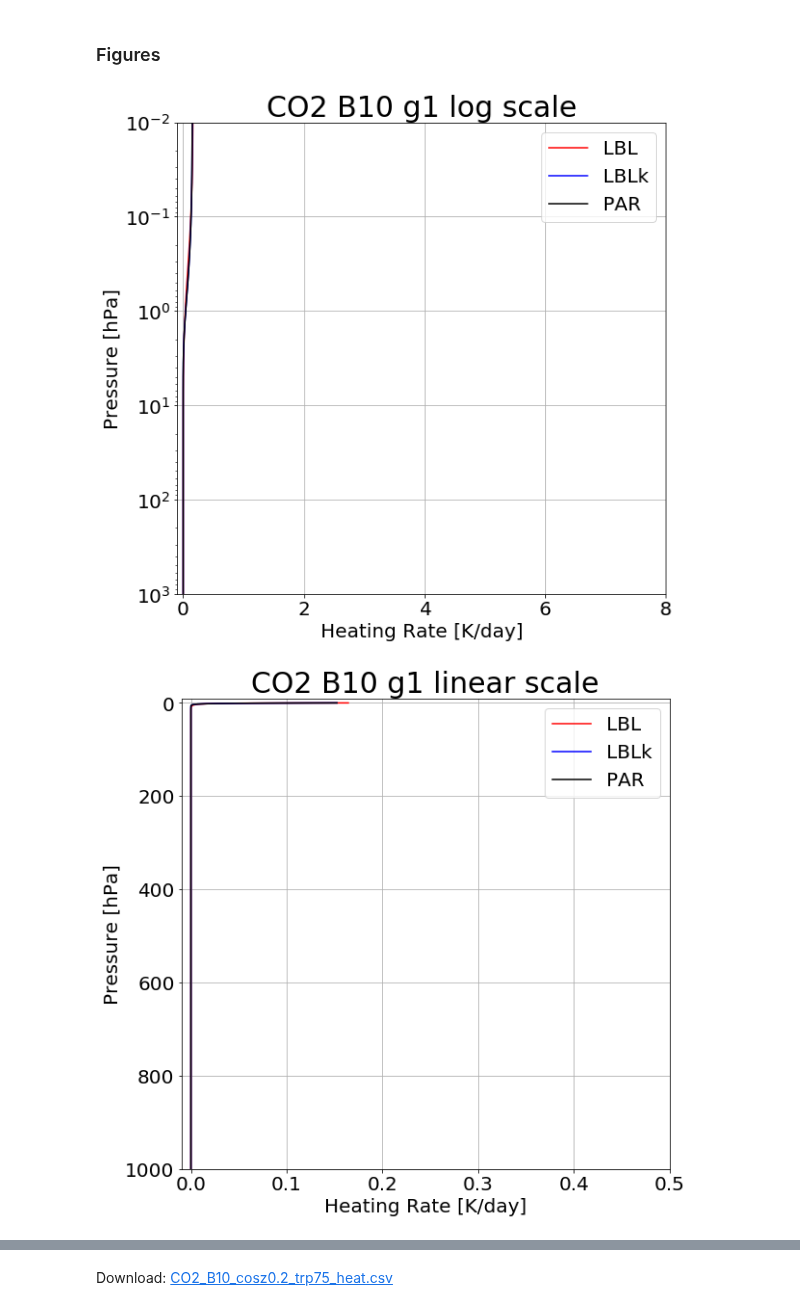
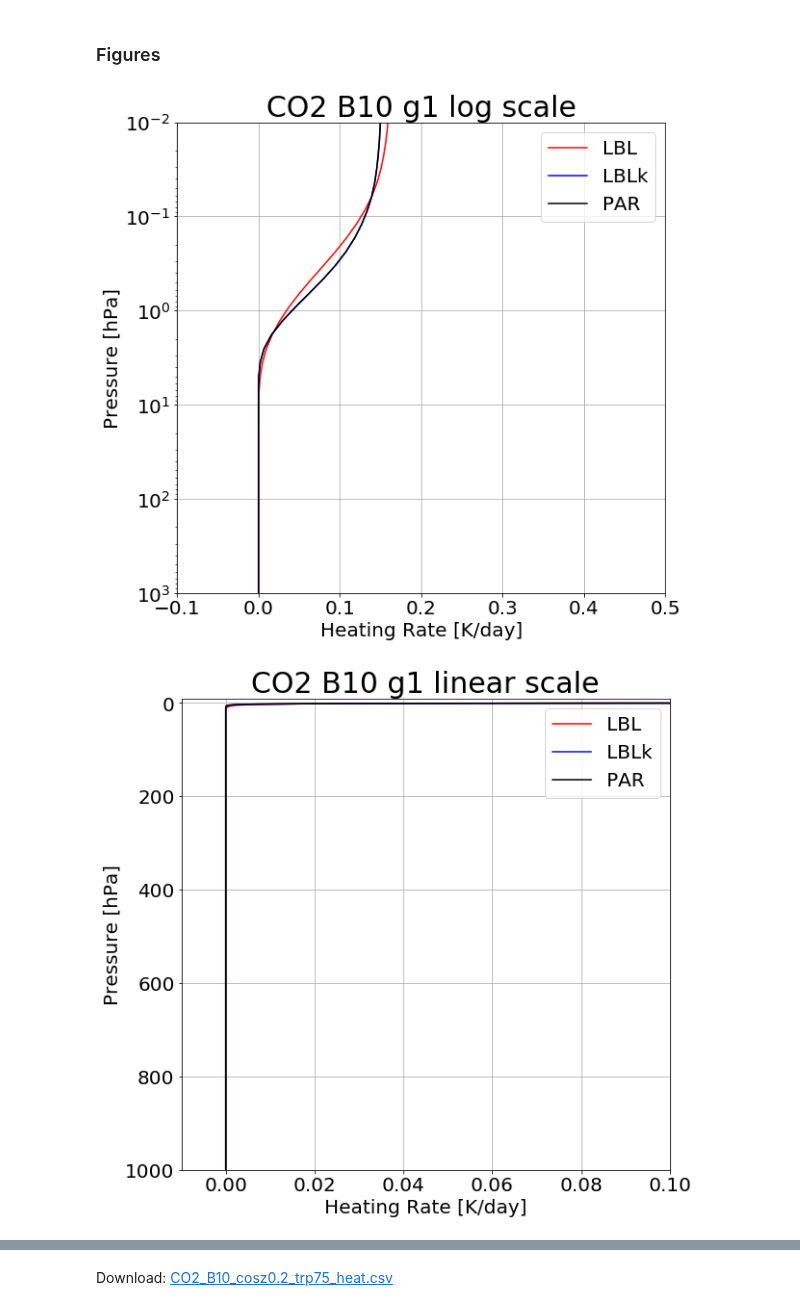
Before and after one commit to kimbuyo/Radiation_SW, a Jupyter notebook: Param/CO2/B10/190213_Result/CO2x1/CO2_B10_cosz0.2_trp75_result.ipynb, the cells around one changed output, grey strips where cells are left out. Saved outputs shown, nothing was run; the diff lists cells and outputs as text; code cells hidden in the pictures.

```diff
--- a/Param/CO2/B10/190213_Result/CO2x1/CO2_B10_cosz0.2_trp75_result.ipynb
+++ b/Param/CO2/B10/190213_Result/CO2x1/CO2_B10_cosz0.2_trp75_result.ipynb
@@ -71,31 +71,31 @@ Download: CO2_B10_cosz0.2_trp75_flux.csv
 # %%
 htr = pd.read_table(path+'new_ng6_all.htr',header=None,sep="\s+",keep_default_na=False,
                     names=['hPa','LBL_g1','LBLk_g1','PAR_g1','LBL_g2','LBLk_g2','PAR_g2','LBL_g3','LBLk_g3','PAR_g3',
                           'LBL_g4','LBLk_g4','PAR_g4','LBL_g5','LBLk_g5','PAR_g5','LBL_g6','LBLk_g6','PAR_g6',
                           'LBL_tot','LBLk_tot','PAR_tot','LBLk - LBL','PAR - LBL'])
 
 params = {'figure.figsize': (20,9),'legend.fontsize': 20,'axes.labelsize': 20,'axes.titlesize': 30,'xtick.labelsize': 20,'ytick.labelsize': 20}
 plt.rcParams.update(params)
 
-max1 = 8
-max2 = 0.5
+max1 = 0.5
+max2 = 0.1
 
 # log scale
 plt.subplot(1,2,1)
 plt.axis([-0.1,max1,1000,0.01])
 plt.grid()
 plt.title('CO2 B10 g1 log scale')
 plt.ylabel('Pressure [hPa]')
 plt.xlabel('Heating Rate [K/day]')
 plt.yscale('log')
 plt.plot(htr['LBL_g1'],htr['hPa'],label='LBL',color='red')
 plt.plot(htr['LBLk_g1'],htr['hPa'],label='LBLk',color='blue')
 plt.plot(htr['PAR_g1'],htr['hPa'],label='PAR',color='black')
 plt.legend()
 
 plt.show()
 # %% [output]
-[figure, old version]
+[figure, new version]
 # %%
 # linear scale
 plt.subplot(1,2,2)
@@ -111,7 +111,7 @@ plt.legend()
 
 plt.show()
 # %% [output]
-[figure, old version]
+[figure, new version]
 # %%
 # log scale
 plt.subplot(1,2,1)
```
Also changed, not shown: parts of 12 cells of this notebook.
